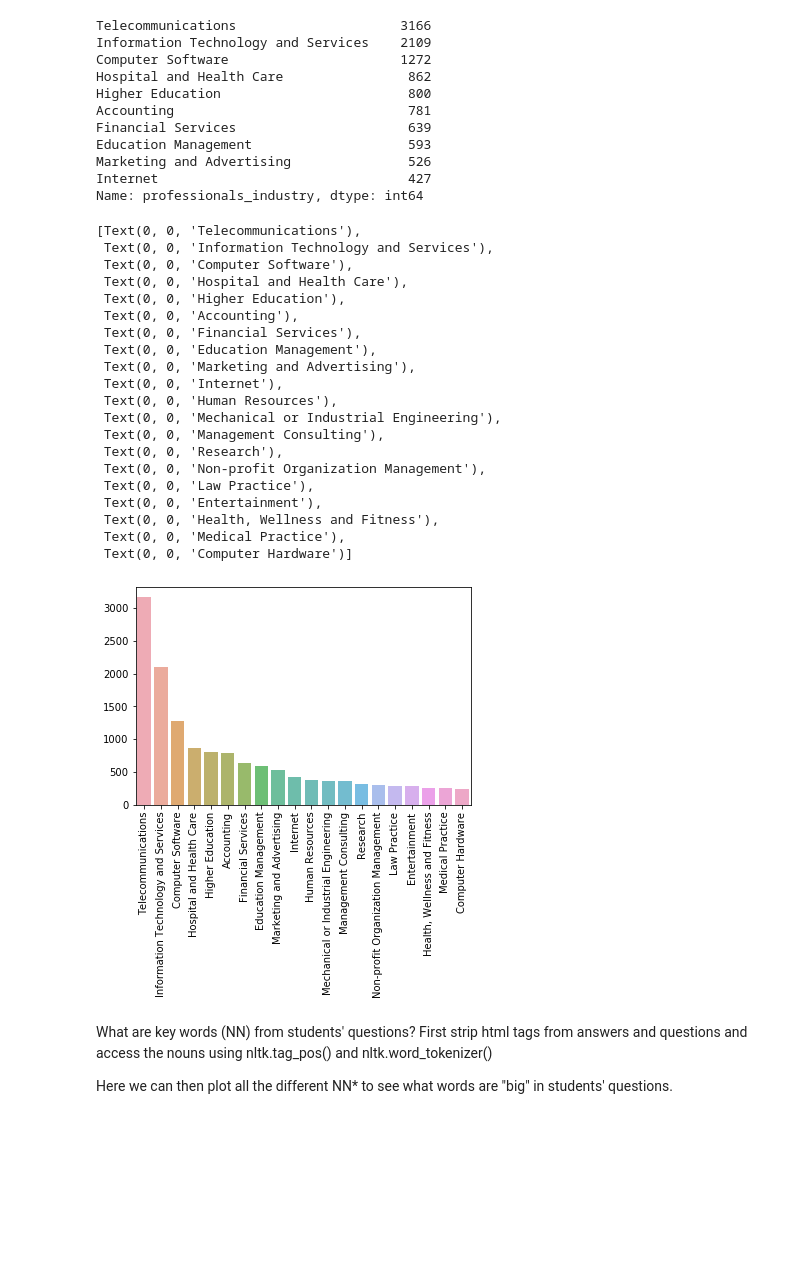
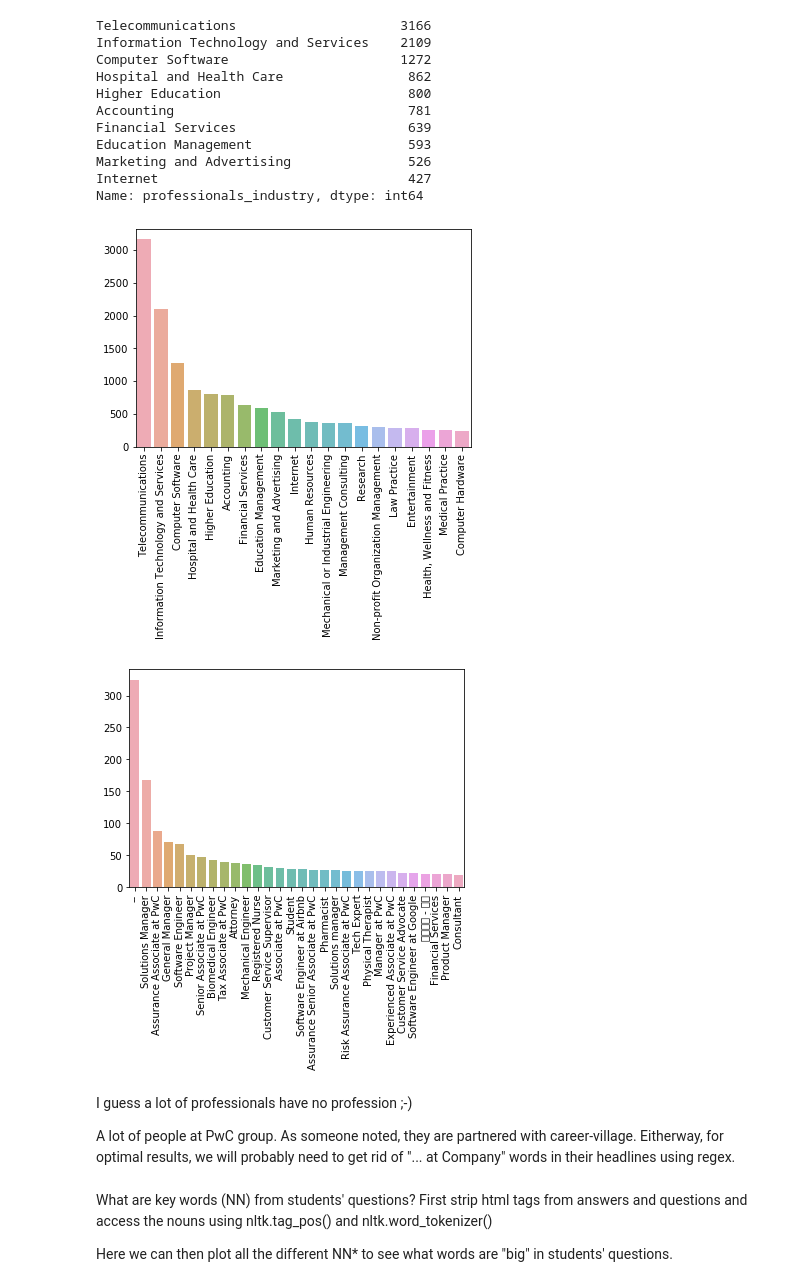
Before and after one commit to alisonn/gdso_2019, a Jupyter notebook: exploratory_data_analysis.ipynb, the cells around one changed output. Cells and saved outputs as stored; diff of their text form; code cells hidden in the pictures; blank space fills up the shorter version.

Commit message:
add professional headline bar graph

```diff
--- a/exploratory_data_analysis.ipynb
+++ b/exploratory_data_analysis.ipynb
@@ -118,33 +98,25 @@ Marketing and Advertising               526
 Internet                                427
 Name: professionals_industry, dtype: int64
 # %%
-## Let's plot this as a barp graph
+## Let's plot this as a bar graph
 industry_count = prof['professionals_industry'].value_counts()
 industry_count = industry_count[:20,]
 g = sns.barplot(industry_count.index, industry_count.values, alpha=0.8)
-g.set_xticklabels(industry_count.index, rotation=90)
+g = g.set_xticklabels(industry_count.index, rotation=90)
 # %% [output]
-[Text(0, 0, 'Telecommunications'),
- Text(0, 0, 'Information Technology and Services'),
- Text(0, 0, 'Computer Software'),
- Text(0, 0, 'Hospital and Health Care'),
- Text(0, 0, 'Higher Education'),
- Text(0, 0, 'Accounting'),
- Text(0, 0, 'Financial Services'),
- Text(0, 0, 'Education Management'),
- Text(0, 0, 'Marketing and Advertising'),
- Text(0, 0, 'Internet'),
- Text(0, 0, 'Human Resources'),
- Text(0, 0, 'Mechanical or Industrial Engineering'),
- Text(0, 0, 'Management Consulting'),
- Text(0, 0, 'Research'),
- Text(0, 0, 'Non-profit Organization Management'),
- Text(0, 0, 'Law Practice'),
- Text(0, 0, 'Entertainment'),
- Text(0, 0, 'Health, Wellness and Fitness'),
- Text(0, 0, 'Medical Practice'),
- Text(0, 0, 'Computer Hardware')]
 [figure]
+# %%
+### Let's see what these professionals have as professions
+headline_count = prof['professionals_headline'].value_counts()
+headline_count = headline_count[:30,]
+g = sns.barplot(headline_count.index, headline_count.values, alpha=0.8)
+g = g.set_xticklabels(headline_count.index, rotation=90)
+# %% [output]
+[figure, added]
+# %% [markdown]
+I guess a lot of professionals have no profession ;-)
+
+A lot of people at PwC group. As someone noted, they are partnered with career-village. Eitherway, for optimal results, we will probably need to get rid of "... at Company" words in their headlines using regex.
 # %% [markdown]
 What are key words (NN) from students' questions? First strip html tags from answers and questions and access the nouns using nltk.tag_pos() and nltk.word_tokenizer()
 
```
Also changed, not shown: parts of 3 cells of this notebook.
